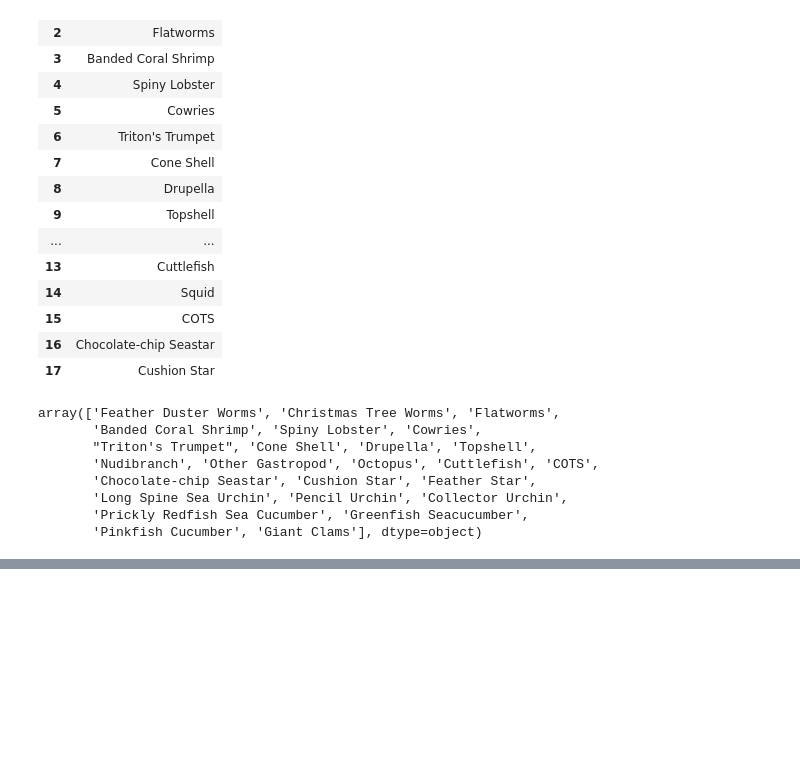
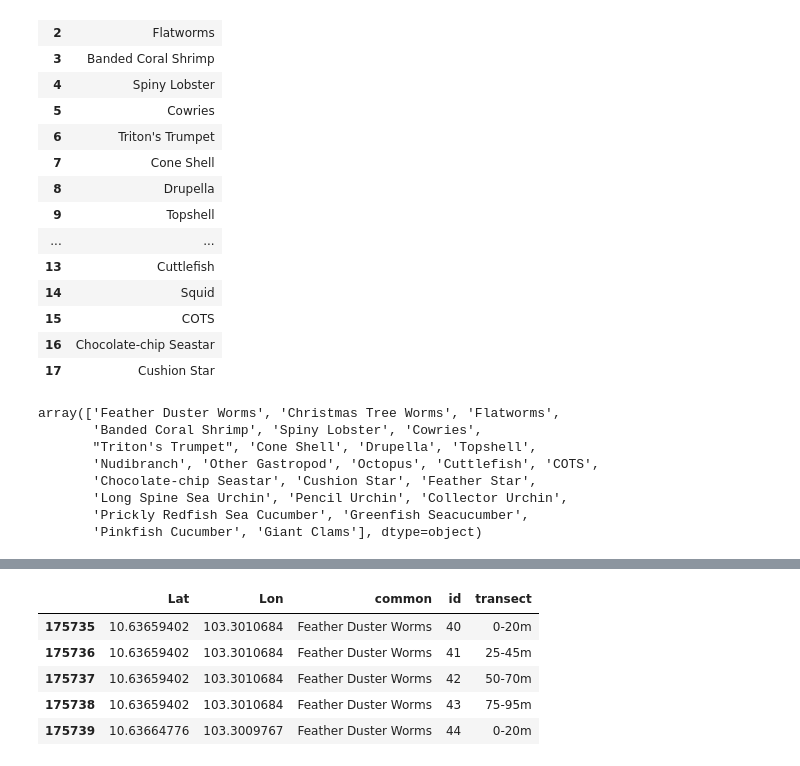
Before and after one commit to gy19sr/Bright_spot, a Jupyter notebook: Adding absence.ipynb, the cells around one changed output, grey strips where cells are left out. Drawn from its saved outputs; the diff is of its cells as text; code cells hidden in the pictures; blank space fills up the shorter version.

```diff
--- a/Adding absence.ipynb
+++ b/Adding absence.ipynb
@@ -111,8 +111,3 @@ array(['Feather Duster Worms', 'Christmas Tree Worms', 'Flatworms',
        'Long Spine Sea Urchin', 'Pencil Urchin', 'Collector Urchin',
        'Prickly Redfish Sea Cucumber', 'Greenfish Seacucumber',
        'Pinkfish Cucumber', 'Giant Clams'], dtype=object)
-# %%
-#First just trying to create a unique ID for each transect that will need to have target species filtered through
-
-if dfc.Lat =
-dfc["Unique_id"] = df.index
@@ -120,0 +114,14 @@ SyntaxError: invalid syntax (<ipython-input-70-737f685e36c7>, line 1)
+# %%
+#Create a unique ID for each transect/replicate that will need to have target species filtered through
+
+dfc = dfc.assign(id=(dfc['Lat'] + '_' + dfc['Lon'] + '_' + dfc['transect']).astype('category').cat.codes)
+dfc[dfc.transect != 'NaN'] #dropping NA's doesn's seem to work great yet
+dfc_test = dfc[['Lat','Lon','common','id','transect']]
+dfc_test.head()
+# %% [output]
+|  | Lat | Lon | common | id | transect |
+| 175735 | 10.63659402 | 103.3010684 | Feather Duster Worms | 40 | 0-20m |
+| 175736 | 10.63659402 | 103.3010684 | Feather Duster Worms | 41 | 25-45m |
+| 175737 | 10.63659402 | 103.3010684 | Feather Duster Worms | 42 | 50-70m |
+| 175738 | 10.63659402 | 103.3010684 | Feather Duster Worms | 43 | 75-95m |
+| 175739 | 10.63664776 | 103.3009767 | Feather Duster Worms | 44 | 0-20m |
```
Also changed, not shown: parts of 2 cells of this notebook.
